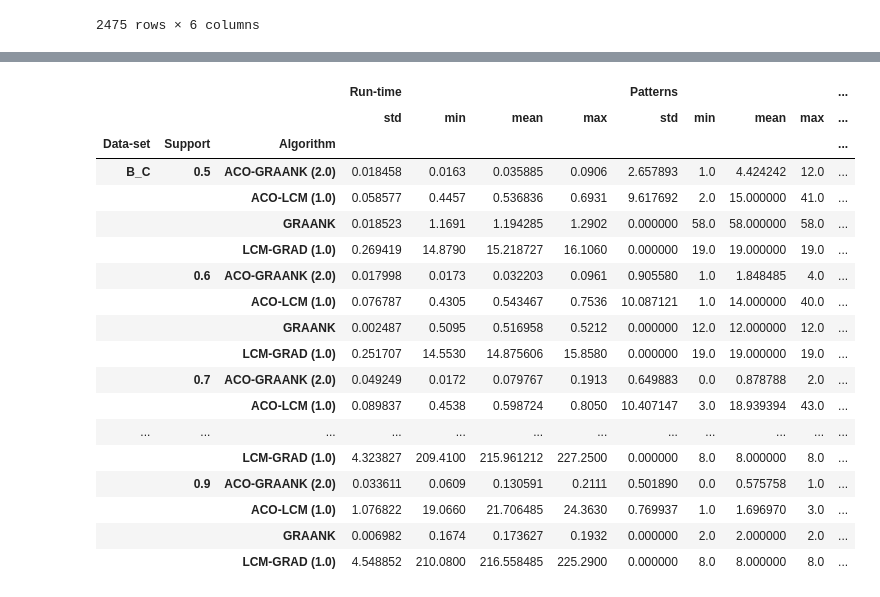
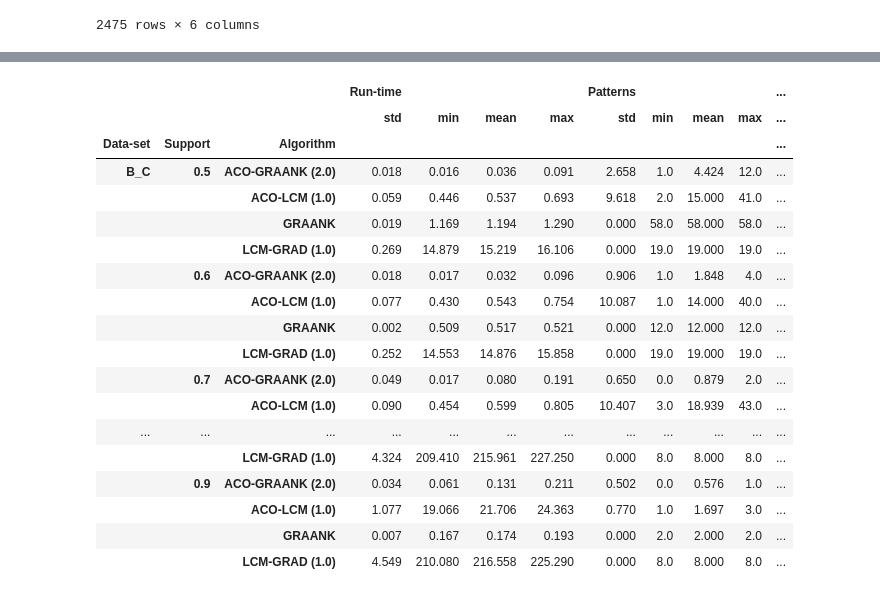
Before and after one commit to owuordickson/meso-hpc-lr, a Jupyter notebook: results/gps/14cores/analysis.ipynb, the cells around one changed output, grey strips where cells are left out. Cells and saved outputs as stored; diff of their text form; code cells hidden in the pictures.

```diff
--- a/results/gps/14cores/analysis.ipynb
+++ b/results/gps/14cores/analysis.ipynb
@@ -83,27 +83,27 @@ df_res.groupby(["Data-set", "Support", "Algorithm"]).describe(percentiles=[])
 # %%
 df = df_res.groupby(["Data-set", "Support", "Algorithm"])#.describe(percentiles=[])
 df2 = pd.concat([df.min(), df.mean(), df.max(), df.std()], keys=['min', 'mean', 'max', 'std'], axis=1)
 #df2.filter(like="Run-time")
 df2.columns = df2.columns.swaplevel(0, 1)
 df2.sort_index(axis=1, level=0, inplace=True, ascending=False)
-df2
+df2.round(3)
 # %% [output]
 |  |  |  | Run-time |  |  |  | Patterns |  |  |  | ... |
 |  |  |  | std | min | mean | max | std | min | mean | max | ... |
 | Data-set | Support | Algorithm |  |  |  |  |  |  |  |  | ... |
-| B_C | 0.5 | ACO-GRAANK (2.0) | 0.018458 | 0.0163 | 0.035885 | 0.0906 | 2.657893 | 1.0 | 4.424242 | 12.0 | ... |
-|  |  | ACO-LCM (1.0) | 0.058577 | 0.4457 | 0.536836 | 0.6931 | 9.617692 | 2.0 | 15.000000 | 41.0 | ... |
-|  |  | GRAANK | 0.018523 | 1.1691 | 1.194285 | 1.2902 | 0.000000 | 58.0 | 58.000000 | 58.0 | ... |
-|  |  | LCM-GRAD (1.0) | 0.269419 | 14.8790 | 15.218727 | 16.1060 | 0.000000 | 19.0 | 19.000000 | 19.0 | ... |
-|  | 0.6 | ACO-GRAANK (2.0) | 0.017998 | 0.0173 | 0.032203 | 0.0961 | 0.905580 | 1.0 | 1.848485 | 4.0 | ... |
-|  |  | ACO-LCM (1.0) | 0.076787 | 0.4305 | 0.543467 | 0.7536 | 10.087121 | 1.0 | 14.000000 | 40.0 | ... |
-|  |  | GRAANK | 0.002487 | 0.5095 | 0.516958 | 0.5212 | 0.000000 | 12.0 | 12.000000 | 12.0 | ... |
-|  |  | LCM-GRAD (1.0) | 0.251707 | 14.5530 | 14.875606 | 15.8580 | 0.000000 | 19.0 | 19.000000 | 19.0 | ... |
-|  | 0.7 | ACO-GRAANK (2.0) | 0.049249 | 0.0172 | 0.079767 | 0.1913 | 0.649883 | 0.0 | 0.878788 | 2.0 | ... |
-|  |  | ACO-LCM (1.0) | 0.089837 | 0.4538 | 0.598724 | 0.8050 | 10.407147 | 3.0 | 18.939394 | 43.0 | ... |
+| B_C | 0.5 | ACO-GRAANK (2.0) | 0.018 | 0.016 | 0.036 | 0.091 | 2.658 | 1.0 | 4.424 | 12.0 | ... |
+|  |  | ACO-LCM (1.0) | 0.059 | 0.446 | 0.537 | 0.693 | 9.618 | 2.0 | 15.000 | 41.0 | ... |
+|  |  | GRAANK | 0.019 | 1.169 | 1.194 | 1.290 | 0.000 | 58.0 | 58.000 | 58.0 | ... |
+|  |  | LCM-GRAD (1.0) | 0.269 | 14.879 | 15.219 | 16.106 | 0.000 | 19.0 | 19.000 | 19.0 | ... |
+|  | 0.6 | ACO-GRAANK (2.0) | 0.018 | 0.017 | 0.032 | 0.096 | 0.906 | 1.0 | 1.848 | 4.0 | ... |
+|  |  | ACO-LCM (1.0) | 0.077 | 0.430 | 0.543 | 0.754 | 10.087 | 1.0 | 14.000 | 40.0 | ... |
+|  |  | GRAANK | 0.002 | 0.509 | 0.517 | 0.521 | 0.000 | 12.0 | 12.000 | 12.0 | ... |
+|  |  | LCM-GRAD (1.0) | 0.252 | 14.553 | 14.876 | 15.858 | 0.000 | 19.0 | 19.000 | 19.0 | ... |
+|  | 0.7 | ACO-GRAANK (2.0) | 0.049 | 0.017 | 0.080 | 0.191 | 0.650 | 0.0 | 0.879 | 2.0 | ... |
+|  |  | ACO-LCM (1.0) | 0.090 | 0.454 | 0.599 | 0.805 | 10.407 | 3.0 | 18.939 | 43.0 | ... |
 | ... | ... | ... | ... | ... | ... | ... | ... | ... | ... | ... | ... |
-|  |  | LCM-GRAD (1.0) | 4.323827 | 209.4100 | 215.961212 | 227.2500 | 0.000000 | 8.0 | 8.000000 | 8.0 | ... |
-|  | 0.9 | ACO-GRAANK (2.0) | 0.033611 | 0.0609 | 0.130591 | 0.2111 | 0.501890 | 0.0 | 0.575758 | 1.0 | ... |
-|  |  | ACO-LCM (1.0) | 1.076822 | 19.0660 | 21.706485 | 24.3630 | 0.769937 | 1.0 | 1.696970 | 3.0 | ... |
-|  |  | GRAANK | 0.006982 | 0.1674 | 0.173627 | 0.1932 | 0.000000 | 2.0 | 2.000000 | 2.0 | ... |
-|  |  | LCM-GRAD (1.0) | 4.548852 | 210.0800 | 216.558485 | 225.2900 | 0.000000 | 8.0 | 8.000000 | 8.0 | ... |
+|  |  | LCM-GRAD (1.0) | 4.324 | 209.410 | 215.961 | 227.250 | 0.000 | 8.0 | 8.000 | 8.0 | ... |
+|  | 0.9 | ACO-GRAANK (2.0) | 0.034 | 0.061 | 0.131 | 0.211 | 0.502 | 0.0 | 0.576 | 1.0 | ... |
+|  |  | ACO-LCM (1.0) | 1.077 | 19.066 | 21.706 | 24.363 | 0.770 | 1.0 | 1.697 | 3.0 | ... |
+|  |  | GRAANK | 0.007 | 0.167 | 0.174 | 0.193 | 0.000 | 2.0 | 2.000 | 2.0 | ... |
+|  |  | LCM-GRAD (1.0) | 4.549 | 210.080 | 216.558 | 225.290 | 0.000 | 8.0 | 8.000 | 8.0 | ... |
```
